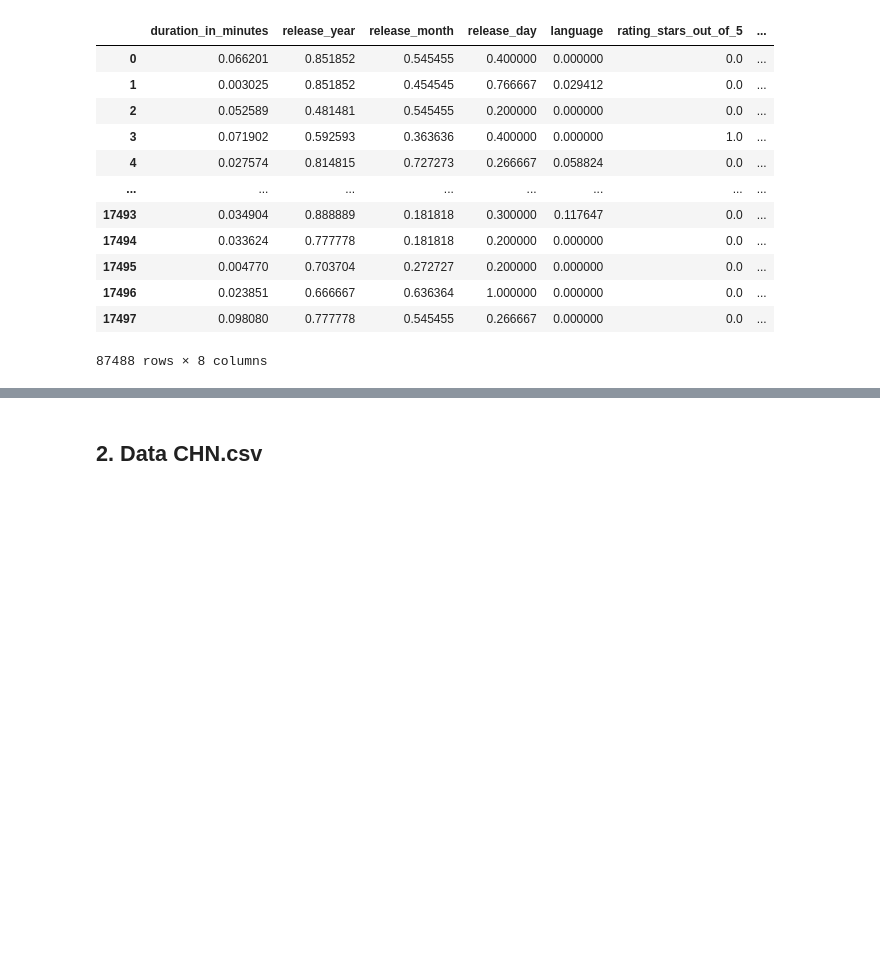
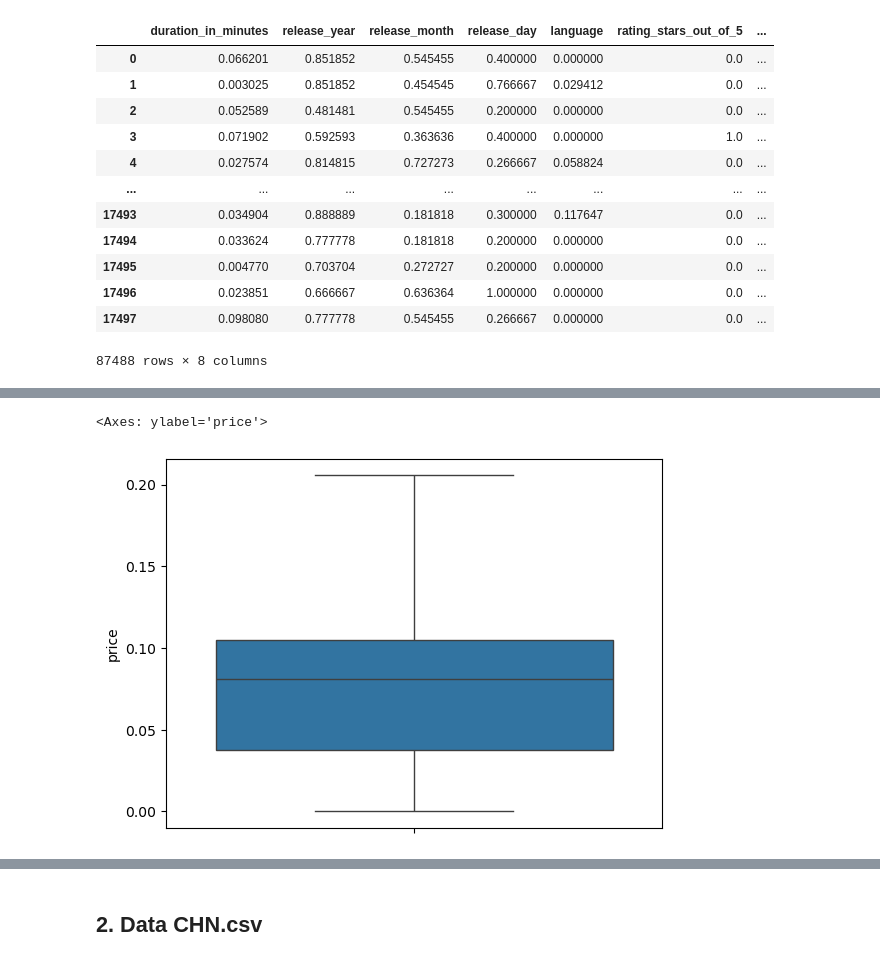
Before and after one commit to Ardavaa/week3, a Jupyter notebook: main.ipynb, the cells around one changed output, grey strips where cells are left out. Cells and saved outputs as stored; diff of their text form; code cells hidden in the pictures; blank space fills up the shorter version.

```diff
--- a/main.ipynb
+++ b/main.ipynb
@@ -683,0 +689,24 @@ combined_auc
+# %%
+def detect_outliers(series, multiplier=1.5):
+    Q1 = series.quantile(0.25)
+    Q3 = series.quantile(0.75)
+    IQR = Q3 - Q1
+    lower_bound = Q1 - multiplier * IQR
+    upper_bound = Q3 + multiplier * IQR
+    return (series < lower_bound) | (series > upper_bound)
+
+def remove_outliers(df, target_col, multiplier=1.5):
+    # Detect outliers in the target variable
+    outlier_mask = detect_outliers(df[target_col], multiplier)
+
+    # Filter out rows with outliers in the target variable
+    df_cleaned = df[~outlier_mask]
+
+    return df_cleaned
+# %%
+combined_auc = remove_outliers(combined_auc, 'price')
+# %%
+sns.boxplot(combined_auc.price)
+# %% [output]
+<Axes: ylabel='price'>
+[figure, added]
```
Also changed, not shown: parts of 124 cells of this notebook, 9 other files.
